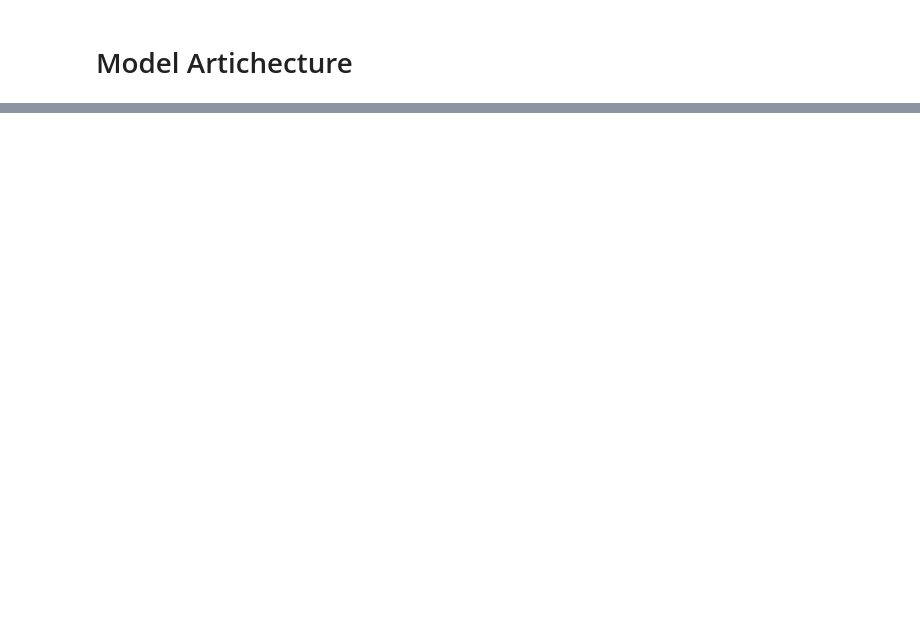
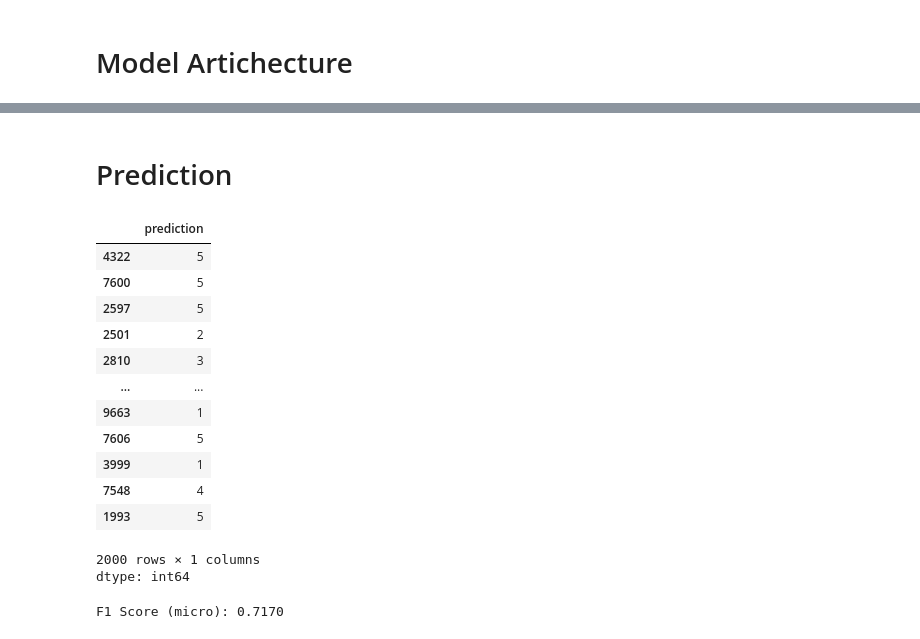
Before and after one commit to aminrafi394/ai-second-project, a Jupyter notebook: Section2_Part2.ipynb, the cells around one changed output, grey strips where cells are left out. Drawn from its saved outputs; the diff is of its cells as text; code cells hidden in the pictures; blank space fills up the shorter version.

```diff
--- a/Section2_Part2.ipynb
+++ b/Section2_Part2.ipynb
@@ -102,0 +423,25 @@ def phonetic_match(similar_words: dict, word: str, max_distance):
+# %%
+model.train()
+for epoch in range(EPOCHS):
+    total_loss = 0.0
+    for batch in data_loader:
+        optimizer.zero_grad()
+
+        input_ids = batch["input_ids"].to(device)
+        attention_mask = batch["attention_mask"].to(device)
+        labels = batch["label"].to(device)
+
+        logits = model(input_ids=input_ids, attention_mask=attention_mask)
+
+        loss = criterion(logits, labels)
+
+        loss.backward()
+        nn.utils.clip_grad_norm_(model.parameters(), max_norm=1.0)
+
+        optimizer.step()
+        scheduler.step()
+
+        total_loss += loss.item()
+
+    avg_loss = total_loss / len(data_loader)
+    print(f"Epoch {epoch + 1}/{EPOCHS} - Loss: {avg_loss:.4f}")
@@ -102,0 +452,29 @@ def phonetic_match(similar_words: dict, word: str, max_distance):
+# %% [markdown]
+# Prediction
+# %%
+prediction = model.predict_dataframe(validation, "reviewText")
+# %%
+prediction
+# %% [output]
+|  | prediction |
+| 4322 | 5 |
+| 7600 | 5 |
+| 2597 | 5 |
+| 2501 | 2 |
+| 2810 | 3 |
+| ... | ... |
+| 9663 | 1 |
+| 7606 | 5 |
+| 3999 | 1 |
+| 7548 | 4 |
+| 1993 | 5 |
+2000 rows × 1 columns
+dtype: int64
+# %%
+from sklearn.metrics import f1_score
+
+
+f1 = f1_score(validation_y, prediction, average="micro")
+print(f"F1 Score (micro): {f1:.4f}")
+# %% [output]
+F1 Score (micro): 0.7170
```
Also changed, not shown: parts of 31 cells of this notebook.
